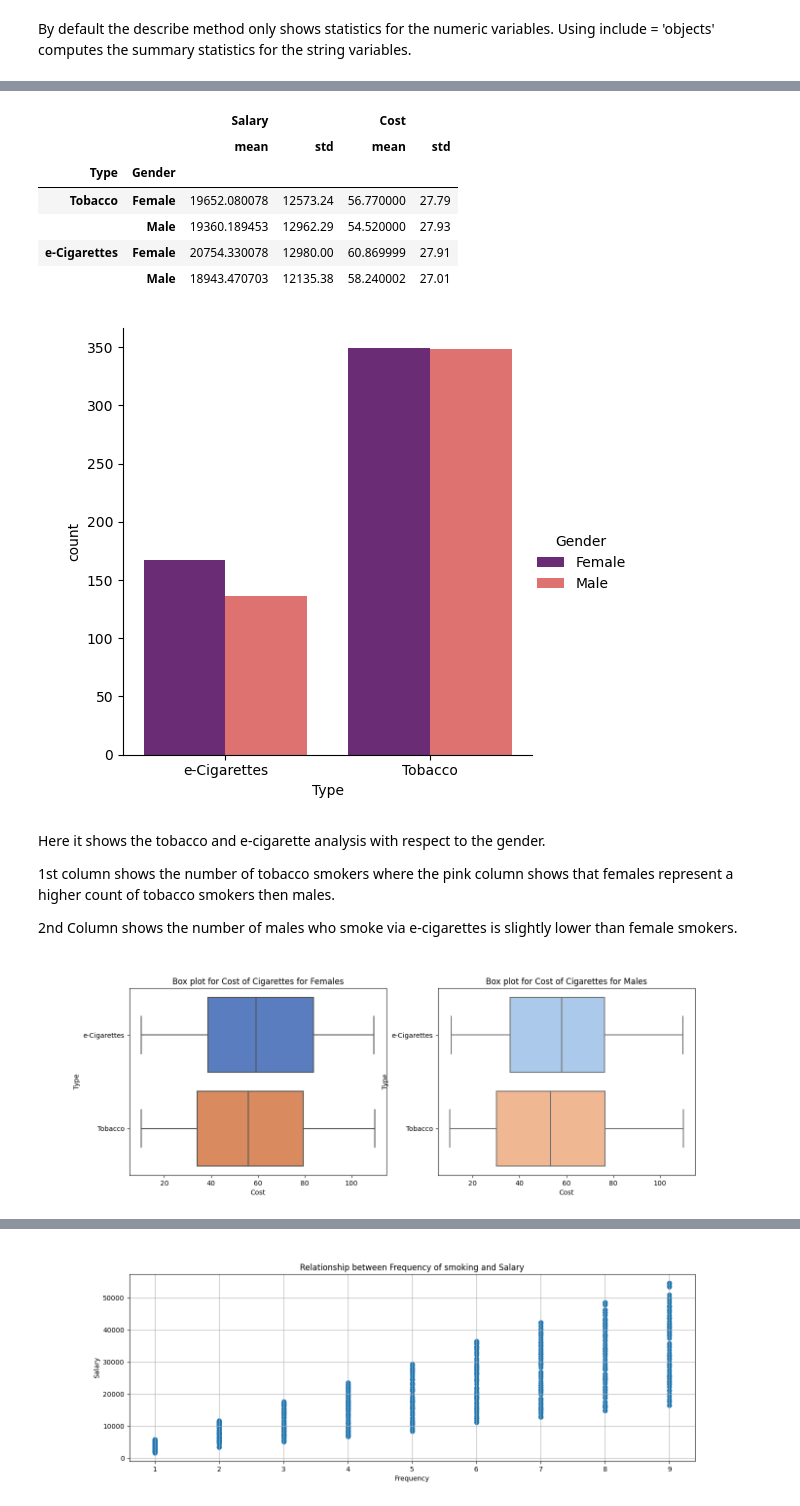
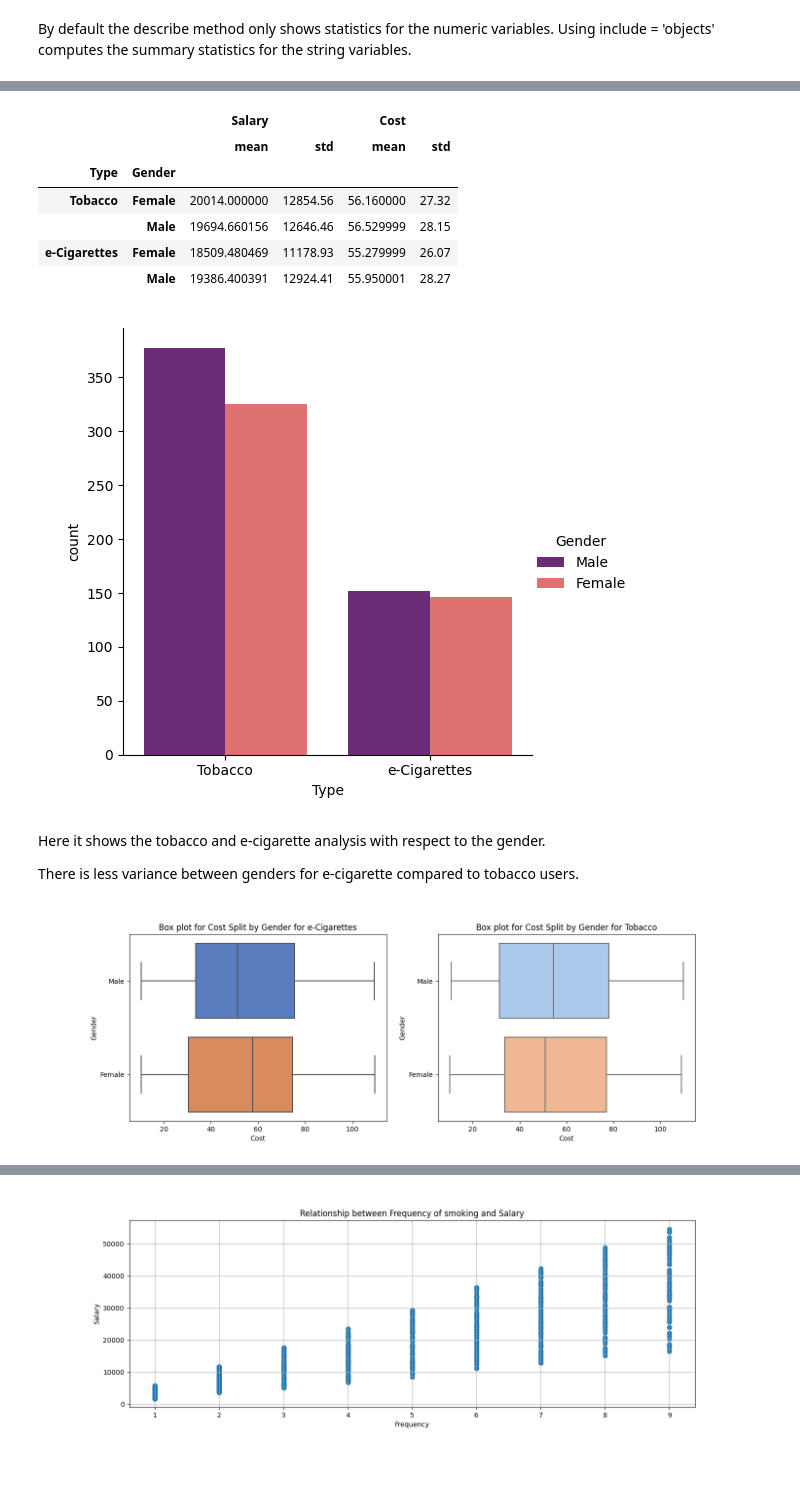
Before and after one commit to MSoD1/Programming-for-Data-Analysis, a Jupyter notebook: Project1_Synthesis_Data.ipynb, the cells around one changed output, grey strips where cells are left out. Cells and saved outputs as stored; diff of their text form; code cells hidden in the pictures; blank space fills up the shorter version.

Commit message:
Update Project1_Synthesis_Data.ipynb
Final Commit

```diff
--- a/Project1_Synthesis_Data.ipynb
+++ b/Project1_Synthesis_Data.ipynb
@@ -52,7 +52,7 @@ df.head()
 # %% [markdown]
 #### **Binary Varibles**
 # %%
-df['Gender'] = np.random.choice(["Male","Female"], size=dataset)
+df['Gender'] = np.random.choice(["Male","Female"], size=dataset, p=[.517,.483])
 df['Illness'] = np.random.choice(["Yes","No"], size=dataset)
 df['Type'] = np.random.choice(["Tobacco","e-Cigarettes"], size=dataset, p=[.695,.305])
 df.tail()
@@ -154,35 +154,33 @@ df2.groupby(['Type', 'Gender']).agg([np.mean, np.std]).round(2)
 |  |  | Salary |  | Cost |  |
 |  |  | mean | std | mean | std |
 | Type | Gender |  |  |  |  |
-| Tobacco | Female | 19652.080078 | 12573.24 | 56.770000 | 27.79 |
-|  | Male | 19360.189453 | 12962.29 | 54.520000 | 27.93 |
-| e-Cigarettes | Female | 20754.330078 | 12980.00 | 60.869999 | 27.91 |
-|  | Male | 18943.470703 | 12135.38 | 58.240002 | 27.01 |
+| Tobacco | Female | 20014.000000 | 12854.56 | 56.160000 | 27.32 |
+|  | Male | 19694.660156 | 12646.46 | 56.529999 | 28.15 |
+| e-Cigarettes | Female | 18509.480469 | 11178.93 | 55.279999 | 26.07 |
+|  | Male | 19386.400391 | 12924.41 | 55.950001 | 28.27 |
 # %%
 font = font_manager.FontProperties(style='oblique', size=8) # To keep the ledger in the top right coner
 # %%
 sns.catplot(x="Type", kind="count", hue = "Gender", palette='magma', data=df)
 plt.show()
 # %% [output]
-[figure, old version]
+[figure, new version]
-# %% [markdown]
-Here it shows the tobacco and e-cigarette analysis with respect to the gender.
-
-1st column shows the number of tobacco smokers where the pink column shows that females represent a higher count of tobacco smokers then males.
-
-2nd Column shows the number of males who smoke via e-cigarettes is slightly lower than female smokers.
+# %% [markdown]
+Here it shows the tobacco and e-cigarette analysis with respect to the gender.
+
+There is less variance between genders for e-cigarette compared to tobacco users.
 # %%
 plt.subplots(figsize=(15,5))
 plt.subplot(1, 2, 1) # row 1, col 2 index 1
-sns.boxplot(y="Type", x="Cost", data =  df[(df.Gender == 'Female')], palette = 'muted')
-plt.title("Box plot for Cost of Cigarettes for Females")
+sns.boxplot(y="Gender", x="Cost", data =  df[(df.Type == 'e-Cigarettes')], palette = 'muted')
+plt.title("Box plot for Cost Split by Gender for e-Cigarettes")
 
 plt.subplot(1, 2, 2) # index 2
-sns.boxplot(y="Type", x="Cost", data =  df[(df.Gender == 'Male')], palette = 'pastel')
-plt.title("Box plot for Cost of Cigarettes for Males")
+sns.boxplot(y="Gender", x="Cost", data =  df[(df.Type == 'Tobacco')], palette = 'pastel')
+plt.title("Box plot for Cost Split by Gender for Tobacco")
 plt.show()
 # %% [output]
-[figure, old version]
+[figure, new version]
 # %% [markdown]
 The above boxplot shows the distribution of cost between cigarette types, split by gender.
 
```
Also changed, not shown: parts of 21 cells of this notebook.
